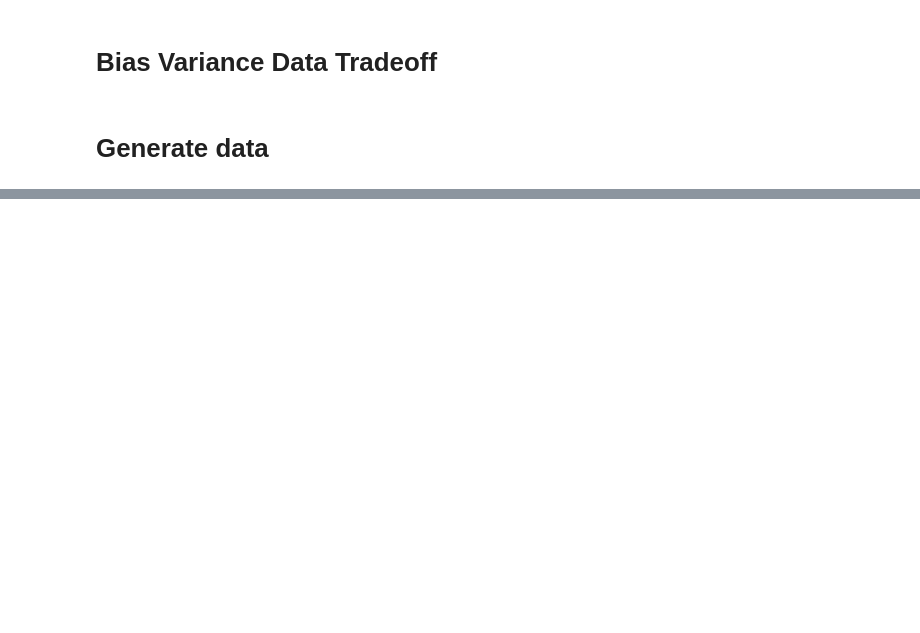
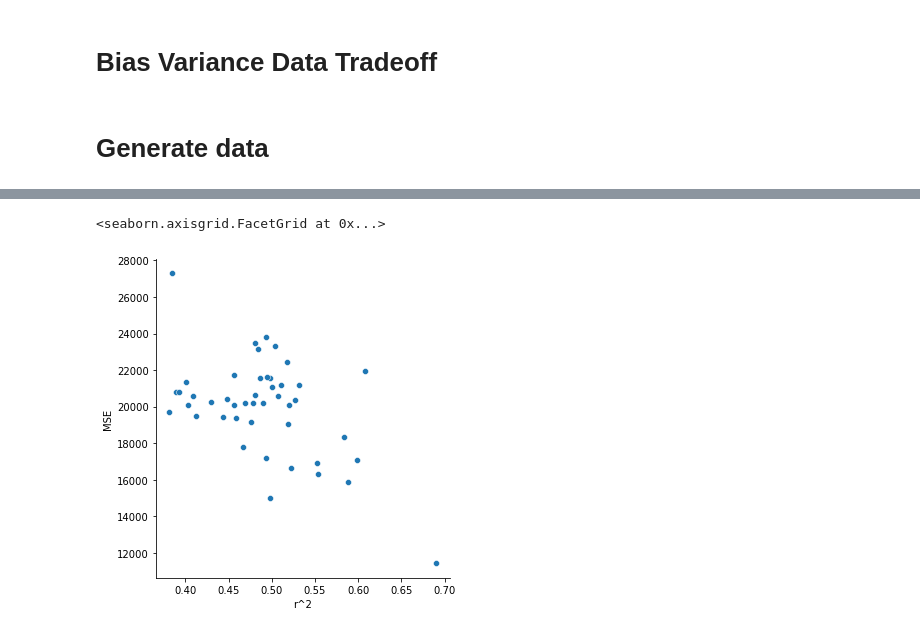
Before and after one commit to christiejibaraki/bias_variance_explo, a Jupyter notebook: bias-variance-tradeoff.ipynb, the cells around one changed output, grey strips where cells are left out. Saved outputs shown, nothing was run; the diff lists cells and outputs as text; code cells hidden in the pictures; blank space fills up the shorter version.

Commit message:
1 more plot

```diff
--- a/bias-variance-tradeoff.ipynb
+++ b/bias-variance-tradeoff.ipynb
@@ -119,0 +120,5 @@ sns.relplot(x='r^2', y='Variance', data=results)
+# %%
+sns.relplot(x='r^2', y='MSE', data=results)
+# %% [output]
+<seaborn.axisgrid.FacetGrid at 0x...>
+[figure, added]
```
Also changed, not shown: parts of 8 cells of this notebook.
